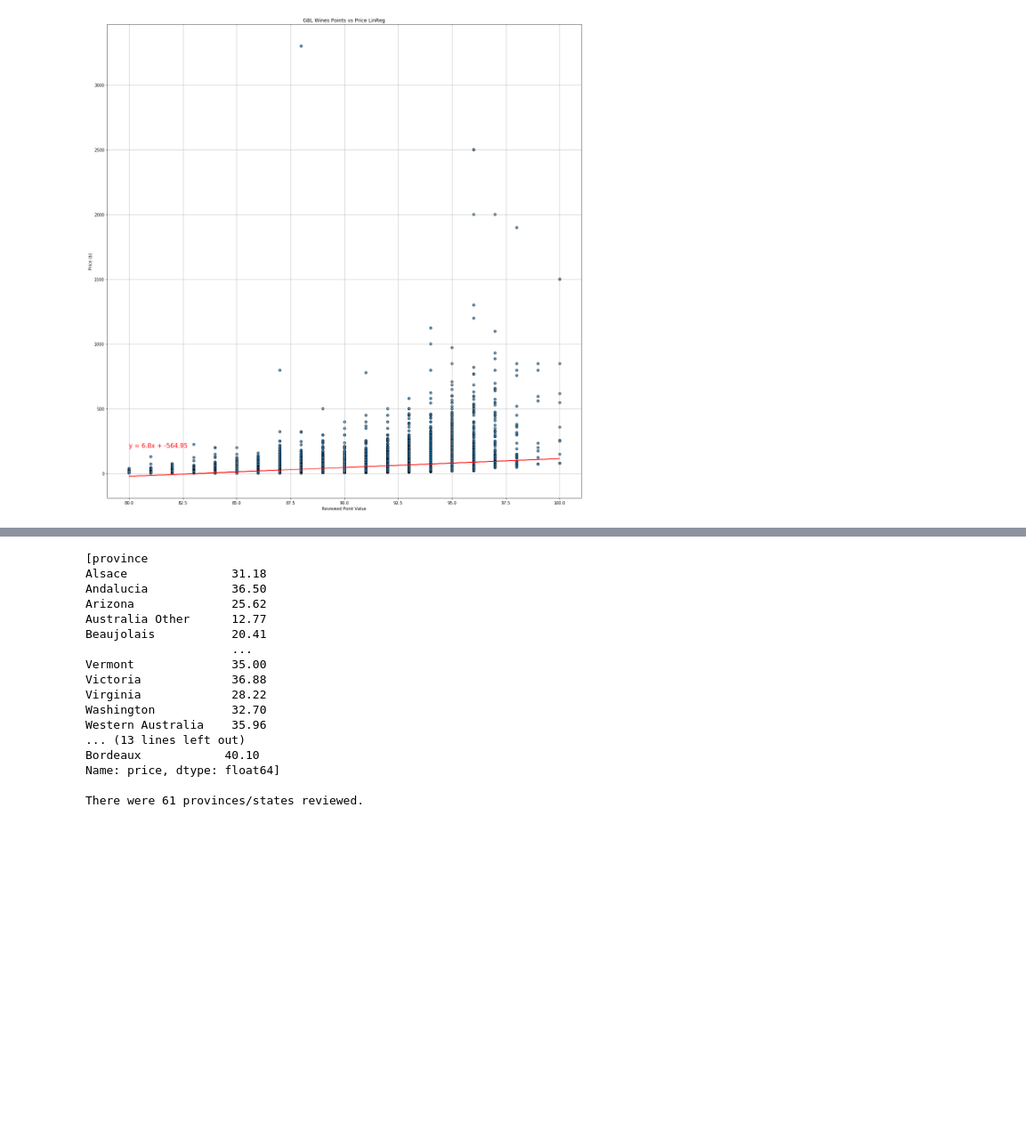
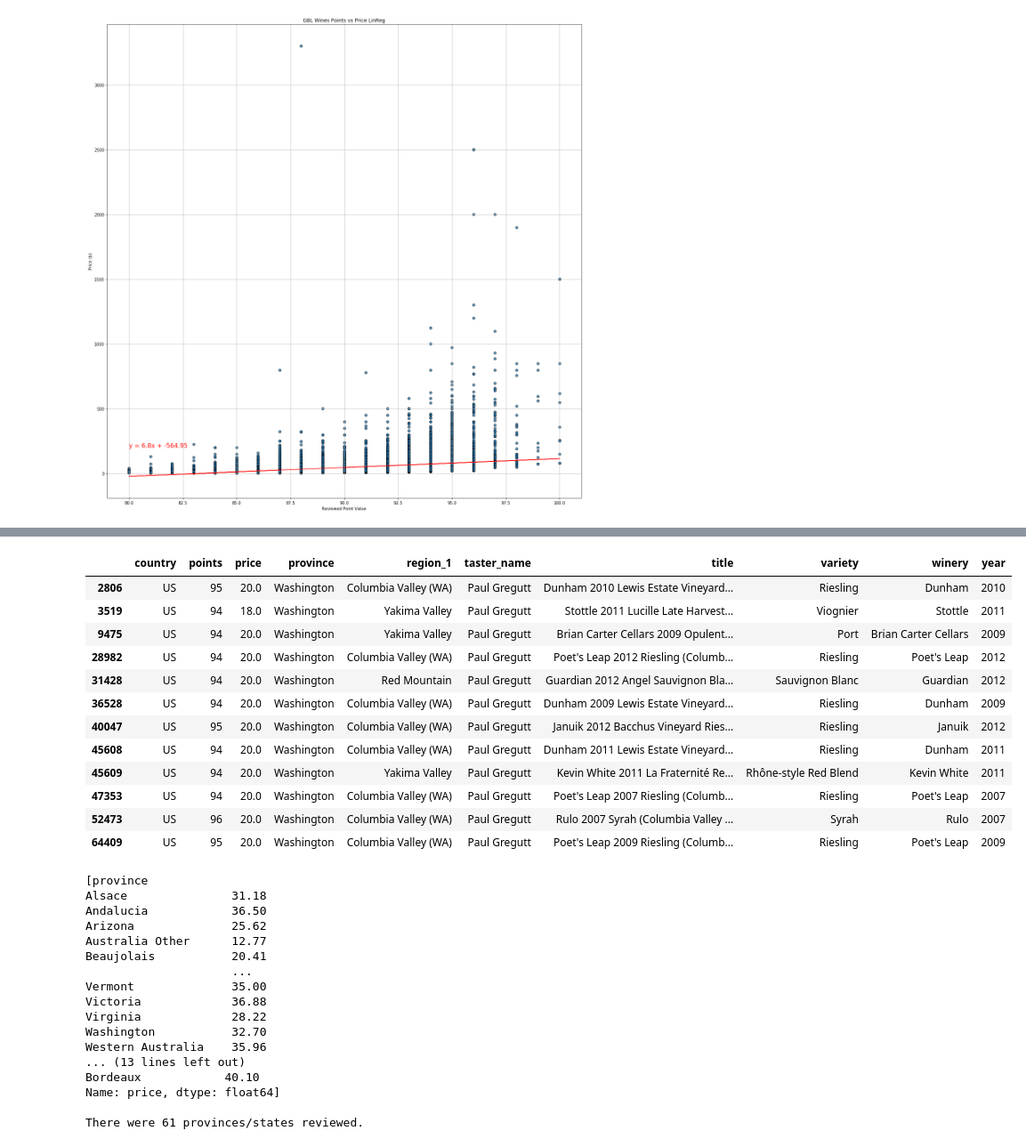
Before and after one commit to 4Reference/Project1, a Jupyter notebook: wine_analysis.ipynb, the cells around one changed output, grey strips where cells are left out. Shown at 89% size. Drawn from its saved outputs; the diff is of its cells as text; code cells hidden in the pictures; blank space fills up the shorter version.

```diff
--- a/wine_analysis.ipynb
+++ b/wine_analysis.ipynb
@@ -473,3 +490,25 @@ good_value_wines
+# %%
+WA_good_value_wines = good_value_wines.loc[good_value_wines['province'] == 'Washington']
+WA_good_value_wines
+
+Base_url = 'https://maps.googleapis.com/maps/api/place/findplacefromtext/json?input='
+winery_search =  {WA_good_value_wines['winery'][0]}+" winery "+ {WA_good_value_wines['province'][0]}
+url_tail = '&inputtype=textquery&fields=formatted_address,name,rating,geometry'
+Museum%20of%20Contemporary%20Art%20Australia&inputtype=textquery&fields=formatted_address,name,rating,geometry&key=YOUR_API_KEY
+# %% [output]
+|  | country | points | price | province | region_1 | taster_name | title | variety | winery | year |
+| 2806 | US | 95 | 20.0 | Washington | Columbia Valley (WA) | Paul Gregutt | Dunham 2010 Lewis Estate Vineyard... | Riesling | Dunham | 2010 |
+| 3519 | US | 94 | 18.0 | Washington | Yakima Valley | Paul Gregutt | Stottle 2011 Lucille Late Harvest... | Viognier | Stottle | 2011 |
+| 9475 | US | 94 | 20.0 | Washington | Yakima Valley | Paul Gregutt | Brian Carter Cellars 2009 Opulent... | Port | Brian Carter Cellars | 2009 |
+| 28982 | US | 94 | 20.0 | Washington | Columbia Valley (WA) | Paul Gregutt | Poet's Leap 2012 Riesling (Columb... | Riesling | Poet's Leap | 2012 |
+| 31428 | US | 94 | 20.0 | Washington | Red Mountain | Paul Gregutt | Guardian 2012 Angel Sauvignon Bla... | Sauvignon Blanc | Guardian | 2012 |
+| 36528 | US | 94 | 20.0 | Washington | Columbia Valley (WA) | Paul Gregutt | Dunham 2009 Lewis Estate Vineyard... | Riesling | Dunham | 2009 |
+| 40047 | US | 95 | 20.0 | Washington | Columbia Valley (WA) | Paul Gregutt | Januik 2012 Bacchus Vineyard Ries... | Riesling | Januik | 2012 |
+| 45608 | US | 94 | 20.0 | Washington | Columbia Valley (WA) | Paul Gregutt | Dunham 2011 Lewis Estate Vineyard... | Riesling | Dunham | 2011 |
+| 45609 | US | 94 | 20.0 | Washington | Yakima Valley | Paul Gregutt | Kevin White 2011 La Fraternité Re... | Rhône-style Red Blend | Kevin White | 2011 |
+| 47353 | US | 94 | 20.0 | Washington | Columbia Valley (WA) | Paul Gregutt | Poet's Leap 2007 Riesling (Columb... | Riesling | Poet's Leap | 2007 |
+| 52473 | US | 96 | 20.0 | Washington | Columbia Valley (WA) | Paul Gregutt | Rulo 2007 Syrah (Columbia Valley ... | Syrah | Rulo | 2007 |
+| 64409 | US | 95 | 20.0 | Washington | Columbia Valley (WA) | Paul Gregutt | Poet's Leap 2009 Riesling (Columb... | Riesling | Poet's Leap | 2009 |
 # %%
 # top 10 province by avg price
 # See percentage of review by province/state for top 20
```
Also changed, not shown: parts of 2 cells of this notebook, 1 other file.
